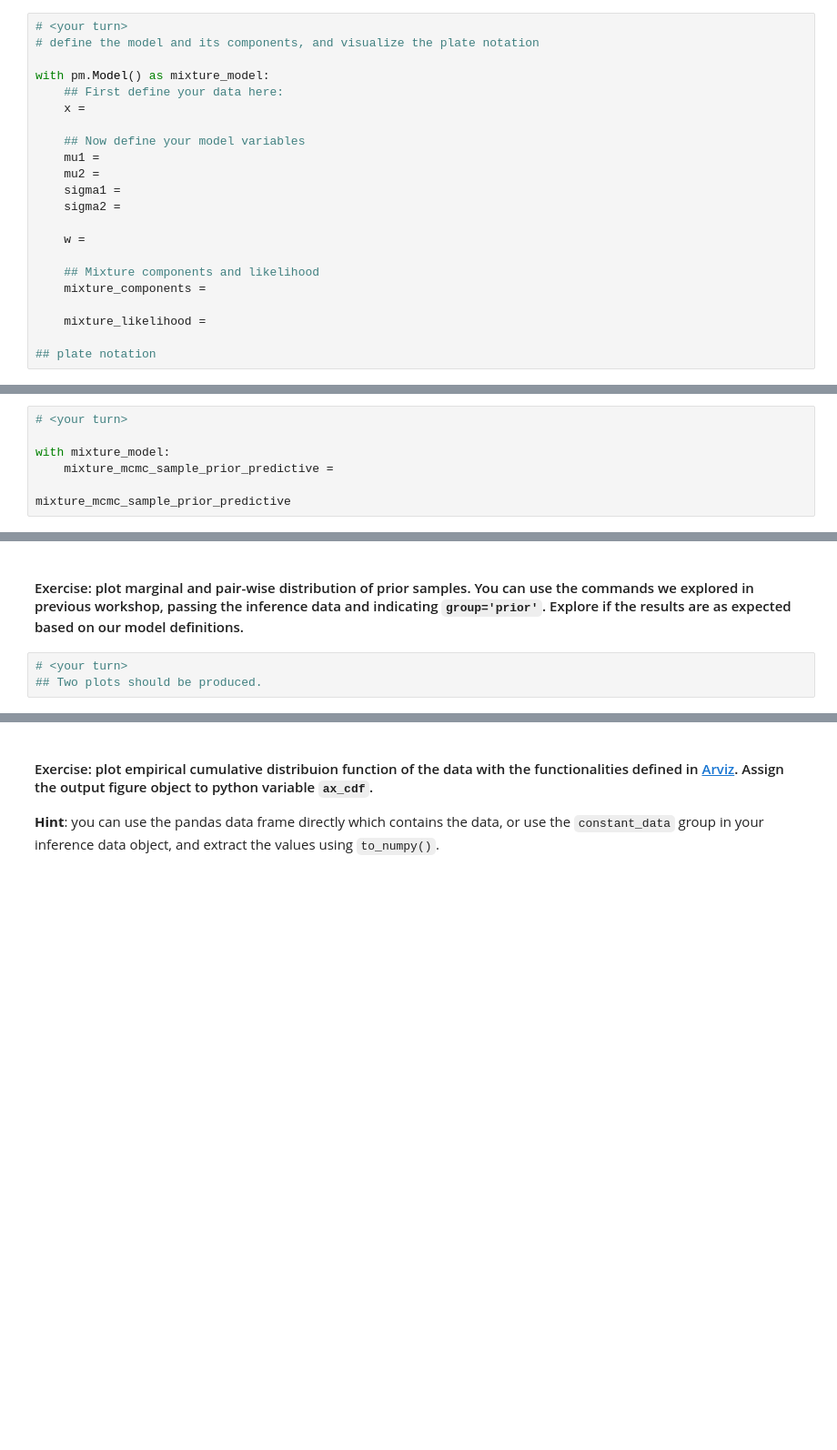
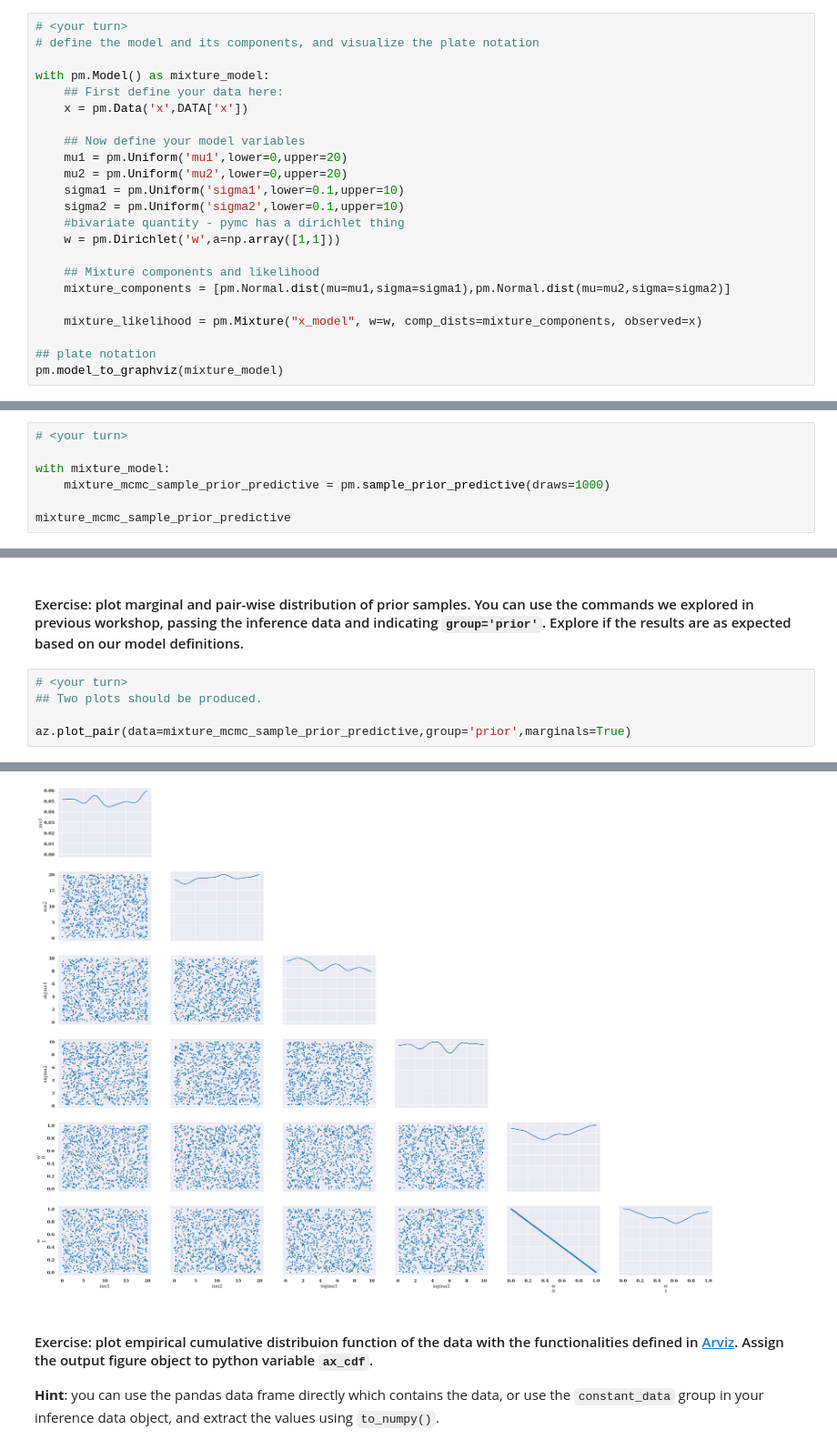
Before and after one commit to bee-undercover/openmp-GOL, a Jupyter notebook: Tutorials/T2_update_part2.ipynb, the cells around one changed output, grey strips where cells are left out. Shown at 91% size. Cells and saved outputs as stored; diff of their text form; blank space fills up the shorter version.

```diff
--- a/Tutorials/T2_update_part2.ipynb
+++ b/Tutorials/T2_update_part2.ipynb
@@ -86,19 +109,20 @@ $$ [w_1,w_2] \sim \textrm{Dir}([w_1,w_2];[\alpha_1=1,\alpha_2=1]) $$
 
 with pm.Model() as mixture_model:
     ## First define your data here:
-    x =
+    x = pm.Data('x',DATA['x'])
 
     ## Now define your model variables
-    mu1 =
-    mu2 =
-    sigma1 =
-    sigma2 =
-
-    w =
+    mu1 = pm.Uniform('mu1',lower=0,upper=20)
+    mu2 = pm.Uniform('mu2',lower=0,upper=20)
+    sigma1 = pm.Uniform('sigma1',lower=0.1,upper=10)
+    sigma2 = pm.Uniform('sigma2',lower=0.1,upper=10)
+    #bivariate quantity - pymc has a dirichlet thing
+    w = pm.Dirichlet('w',a=np.array([1,1]))
 
     ## Mixture components and likelihood
-    mixture_components =
+    mixture_components = [pm.Normal.dist(mu=mu1,sigma=sigma1),pm.Normal.dist(mu=mu2,sigma=sigma2)]
 
-    mixture_likelihood =
+    mixture_likelihood = pm.Mixture("x_model", w=w, comp_dists=mixture_components, observed=x)
 
 ## plate notation
+pm.model_to_graphviz(mixture_model)
@@ -110,6 +136,6 @@ with pm.Model() as mixture_model:
 # <your turn>
 
 with mixture_model:
-    mixture_mcmc_sample_prior_predictive =
+    mixture_mcmc_sample_prior_predictive = pm.sample_prior_predictive(draws=1000)
 
 mixture_mcmc_sample_prior_predictive
@@ -118,3 +150,6 @@ mixture_mcmc_sample_prior_predictive
 # %%
 # <your turn>
 ## Two plots should be produced.
+
+az.plot_pair(data=mixture_mcmc_sample_prior_predictive,group='prior',marginals=True)
+# %% [output]
@@ -121,3 +169,4 @@ mixture_mcmc_sample_prior_predictive
+[figure, added]
 # %% [markdown]
 #### Exercise: plot empirical cumulative distribuion function of the data with the functionalities defined in [Arviz](https://python.arviz.org/en/stable/examples/index.html). Assign the output figure object to python variable `ax_cdf`.
 **Hint**: you can use the pandas data frame directly which contains the data, or use the `constant_data` group in your inference data object, and extract the values using `to_numpy()`.
```
Also changed, not shown: parts of 15 cells of this notebook.
